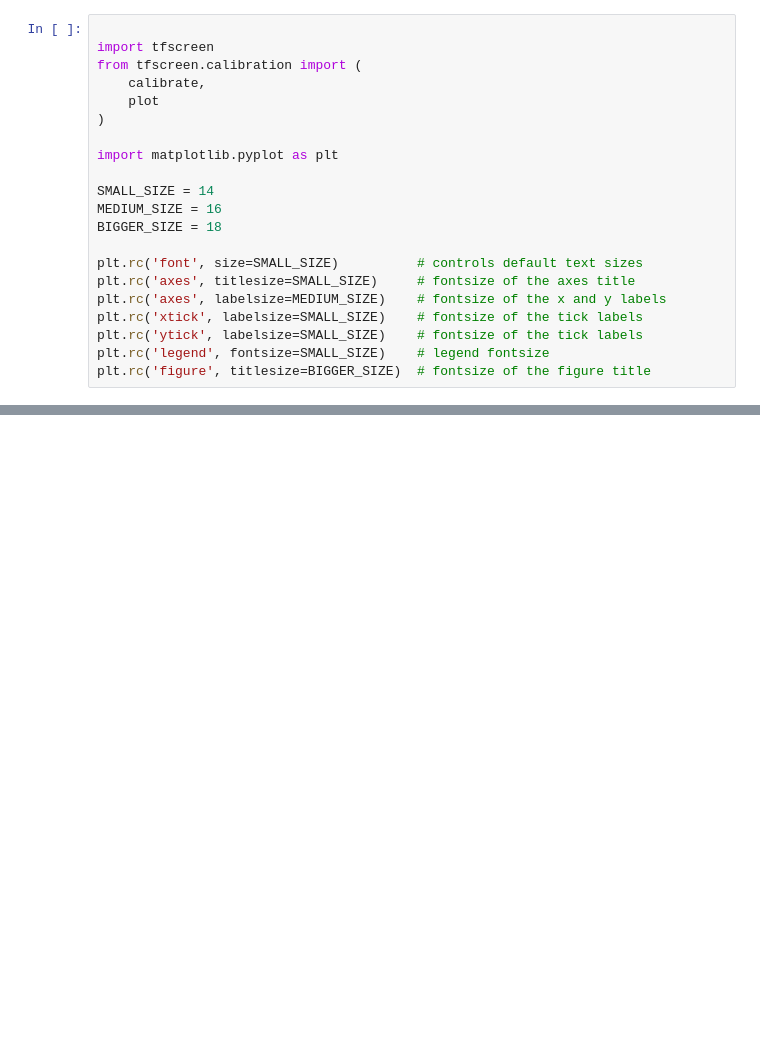
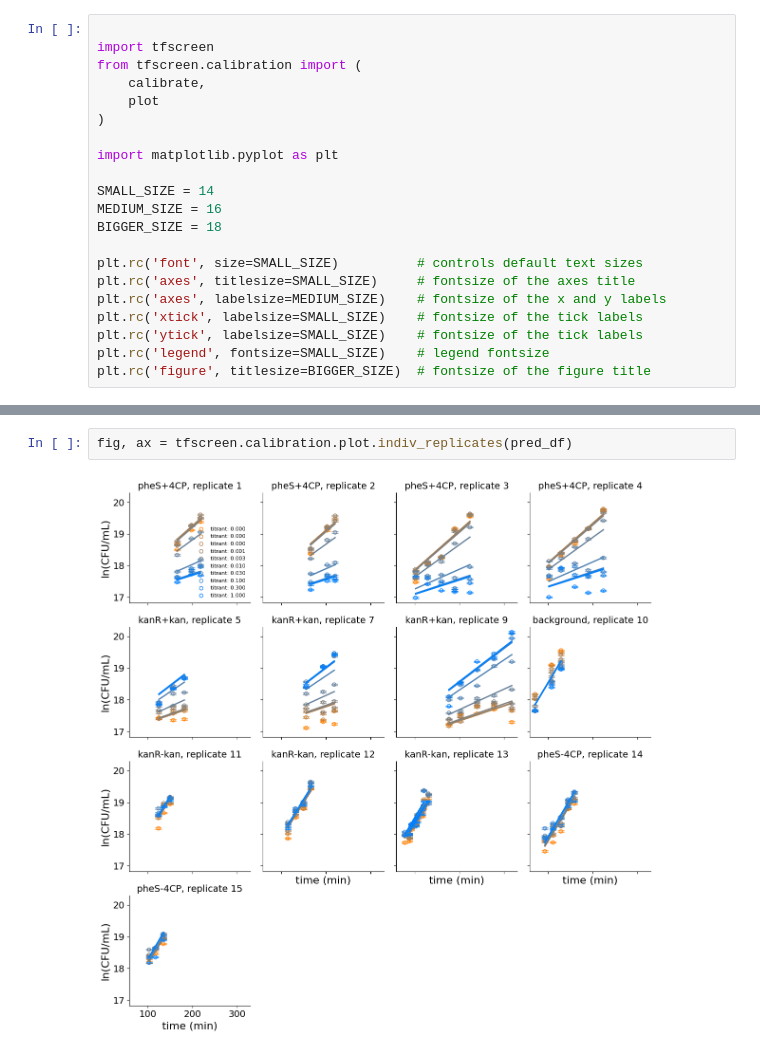
Before and after one commit to harmsm/tfscreen, a Jupyter notebook: notebooks/calibrate-growth.ipynb, the cells around one changed output, grey strips where cells are left out. Saved outputs shown, nothing was run; the diff lists cells and outputs as text; blank space fills up the shorter version.

```diff
--- a/notebooks/calibrate-growth.ipynb
+++ b/notebooks/calibrate-growth.ipynb
@@ -37,0 +38,4 @@ fig, ax = tfscreen.calibration.plot.fit_summary(df,pred_df,A0_df,calibration_dic
+# %%
+fig, ax = tfscreen.calibration.plot.indiv_replicates(pred_df)
+# %% [output]
+[figure, added]
```
Also changed, not shown: parts of 3 cells of this notebook, 20 other files.
